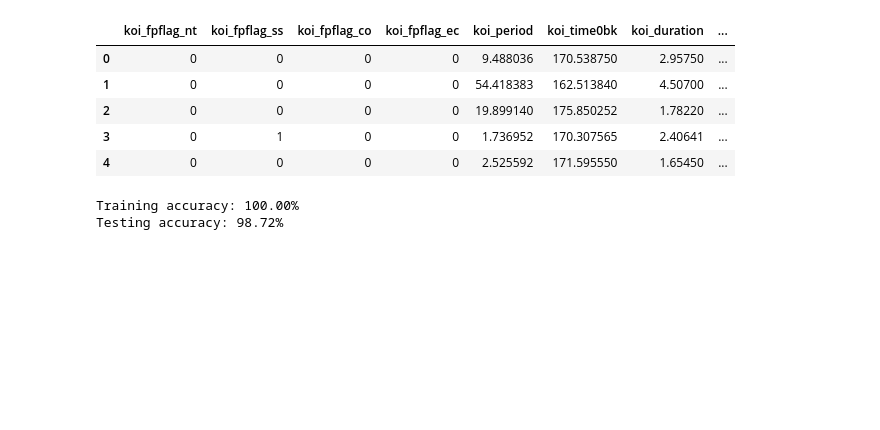
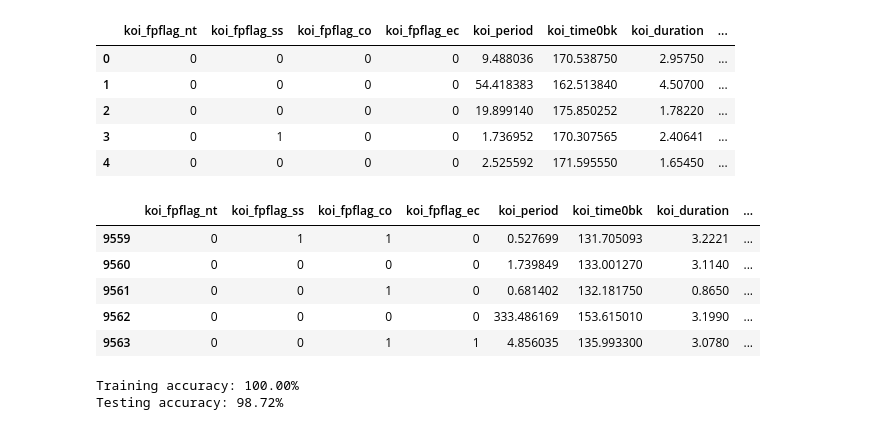
Before and after one commit to hieupt810/nasa_exoplanets_classification, a Jupyter notebook: jupyter/cumulative.ipynb, the cells around one changed output. Drawn from its saved outputs; the diff is of its cells as text; code cells hidden in the pictures; blank space fills up the shorter version.

```diff
--- a/jupyter/cumulative.ipynb
+++ b/jupyter/cumulative.ipynb
@@ -115,6 +115,15 @@ X.head()
 | 2 | 0 | 0 | 0 | 0 | 19.899140 | 175.850252 | 1.78220 | ... |
 | 3 | 0 | 1 | 0 | 0 | 1.736952 | 170.307565 | 2.40641 | ... |
 | 4 | 0 | 0 | 0 | 0 | 2.525592 | 171.595550 | 1.65450 | ... |
+# %%
+X.tail()
+# %% [output]
+|  | koi_fpflag_nt | koi_fpflag_ss | koi_fpflag_co | koi_fpflag_ec | koi_period | koi_time0bk | koi_duration | ... |
+| 9559 | 0 | 1 | 1 | 0 | 0.527699 | 131.705093 | 3.2221 | ... |
+| 9560 | 0 | 0 | 0 | 0 | 1.739849 | 133.001270 | 3.1140 | ... |
+| 9561 | 0 | 0 | 1 | 0 | 0.681402 | 132.181750 | 0.8650 | ... |
+| 9562 | 0 | 0 | 0 | 0 | 333.486169 | 153.615010 | 3.1990 | ... |
+| 9563 | 0 | 0 | 1 | 1 | 4.856035 | 135.993300 | 3.0780 | ... |
 # %%
 imputer = SimpleImputer(strategy='median')
 imputed_features = imputer.fit_transform(X)
```
Also changed, not shown: parts of 1 cell of this notebook, 4 other files.
